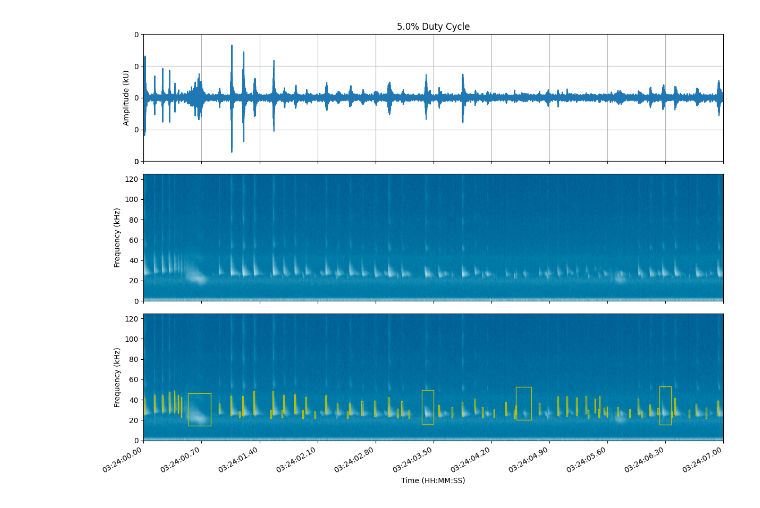
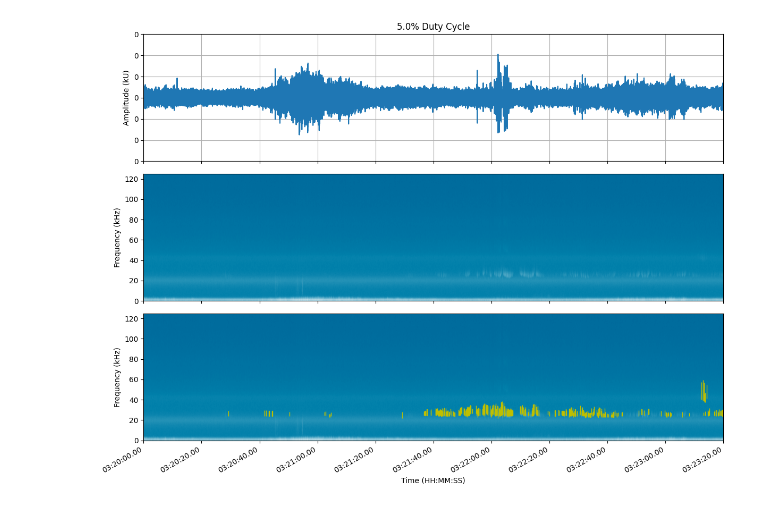
Before and after one commit to uw-echospace/bat-detector-msds, a Jupyter notebook: notebooks/check_pipeline copy.ipynb, the cells around one changed output. Saved outputs shown, nothing was run; the diff lists cells and outputs as text; code cells hidden in the pictures.

Commit message:
ran batdetect2 in notebook on .wav

```diff
--- a/notebooks/check_pipeline copy.ipynb
+++ b/notebooks/check_pipeline copy.ipynb
@@ -220,7 +220,7 @@ cfg = get_config()
 cfg["should_csv"] = args["csv"]
 cfg["output_dir"] = Path(args["output_directory"])
 cfg["tmp_dir"] = Path(args["tmp_directory"])
-cfg["audio_file"] = Path('../input_dir/20210910_030000__5%DUTYCYCLE_1440secOFFSET.WAV')
+cfg["audio_file"] = Path(f'{Path.home()}/Downloads/20210910_030000.WAV')
 cfg["num_processes"] = args["num_processes"]
 cfg
 # %% [output]
@@ -250,20 +250,4 @@ l_for_mapping = [{
     'original_file_name': audio_file_path,
     } for audio_seg in segmented_file_paths]
 
-cur_seg = l_for_mapping[0]
-cur_seg['model'].alpha = 1.5*cur_seg['model'].alpha
-
-bd_annotations_df = cur_seg['model']._run_batdetect(cur_seg['audio_seg']['audio_file'])
-bd_preds = pipeline._correct_annotation_offsets(
-        bd_annotations_df,
-        cur_seg['original_file_name'],
-        cur_seg['audio_seg']['offset']
-    )
-
-fb_annotations_df = cur_seg['model']._run_feedbuzz(cur_seg['audio_seg']['audio_file'])
-fb_final_output = cur_seg['model']._buzzfeed_fp_removal(bd_annotations_df, fb_annotations_df)
-fb_preds = pipeline._correct_annotation_offsets(
-        fb_final_output,
-        cur_seg['original_file_name'],
-        cur_seg['audio_seg']['offset']
-    )
+df = pd.DataFrame()
@@ -294,0 +254,10 @@ fb_preds
+# %%
+for cur_seg in l_for_mapping:
+    bd_annotations_df = cur_seg['model']._run_batdetect(cur_seg['audio_seg']['audio_file'])
+    bd_preds = pipeline._correct_annotation_offsets(
+            bd_annotations_df,
+            cur_seg['original_file_name'],
+            cur_seg['audio_seg']['offset']
+        )
+
+    df = pd.concat([df, bd_preds])
@@ -295,15 +280,14 @@ fb_preds
 # %%
 ## Make sure given times are within audio file
 audio_file = sf.SoundFile(cfg["audio_file"])
 p_on = 0.05
 fs = audio_file.samplerate
-offset = 1440
-reftimes = [0, 30]
+offset = 0
+reftimes = np.array([1200, 1400])
 audio_file.seek(reftimes[0]*fs)
 audio_sec = audio_file.read((reftimes[1] - reftimes[0])*fs)
-times = np.array([0, 7])
-df = pd.concat([bd_preds, fb_preds])
+times = np.array([0, 200])
 
 plt_msds_fromdf(filename, df, audio_sec, fs, offset, reftimes, times, p_on)
 # %% [output]
-[figure, old version]
+[figure, new version]
```
Also changed, not shown: parts of 4 cells of this notebook.
